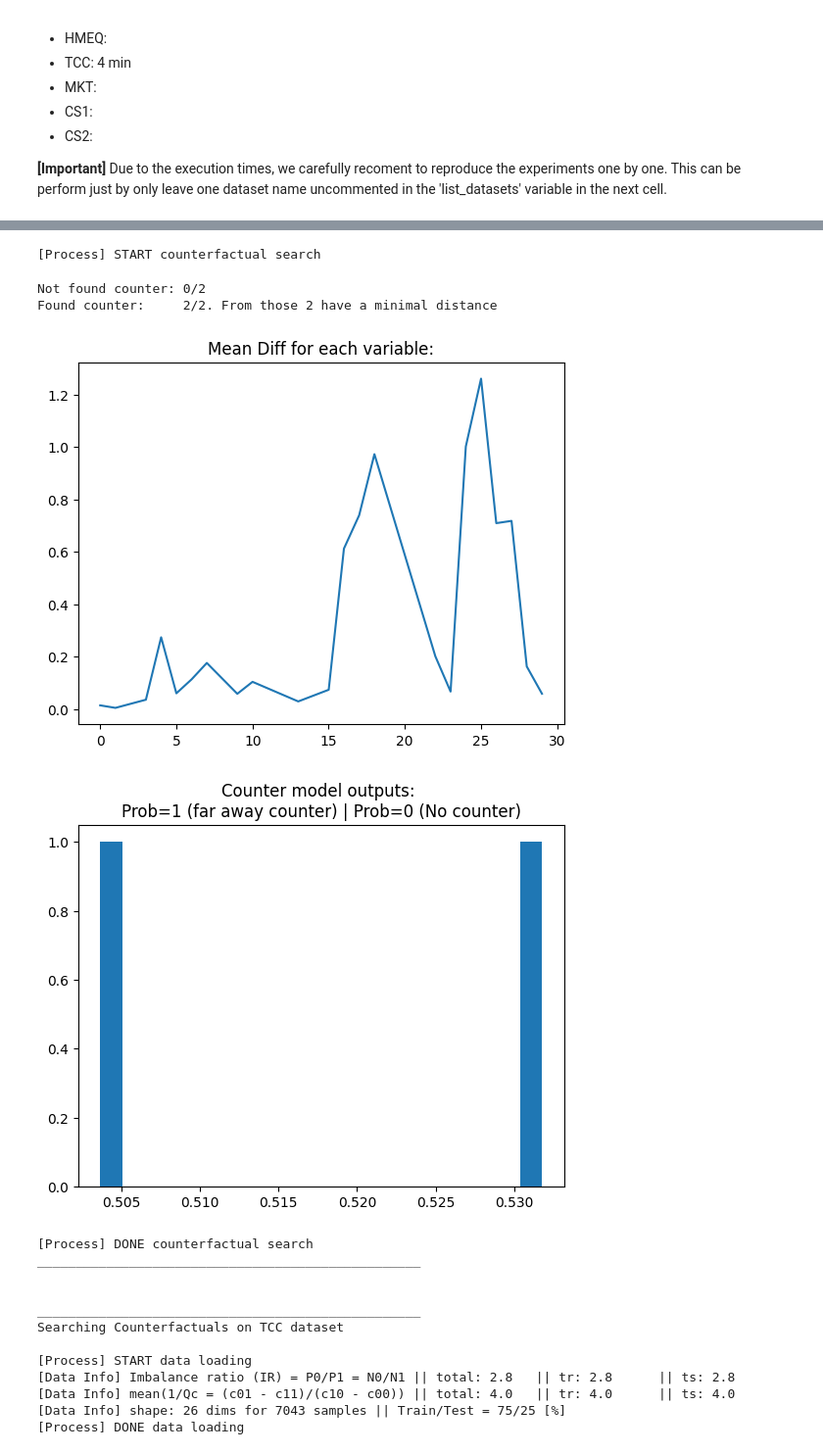
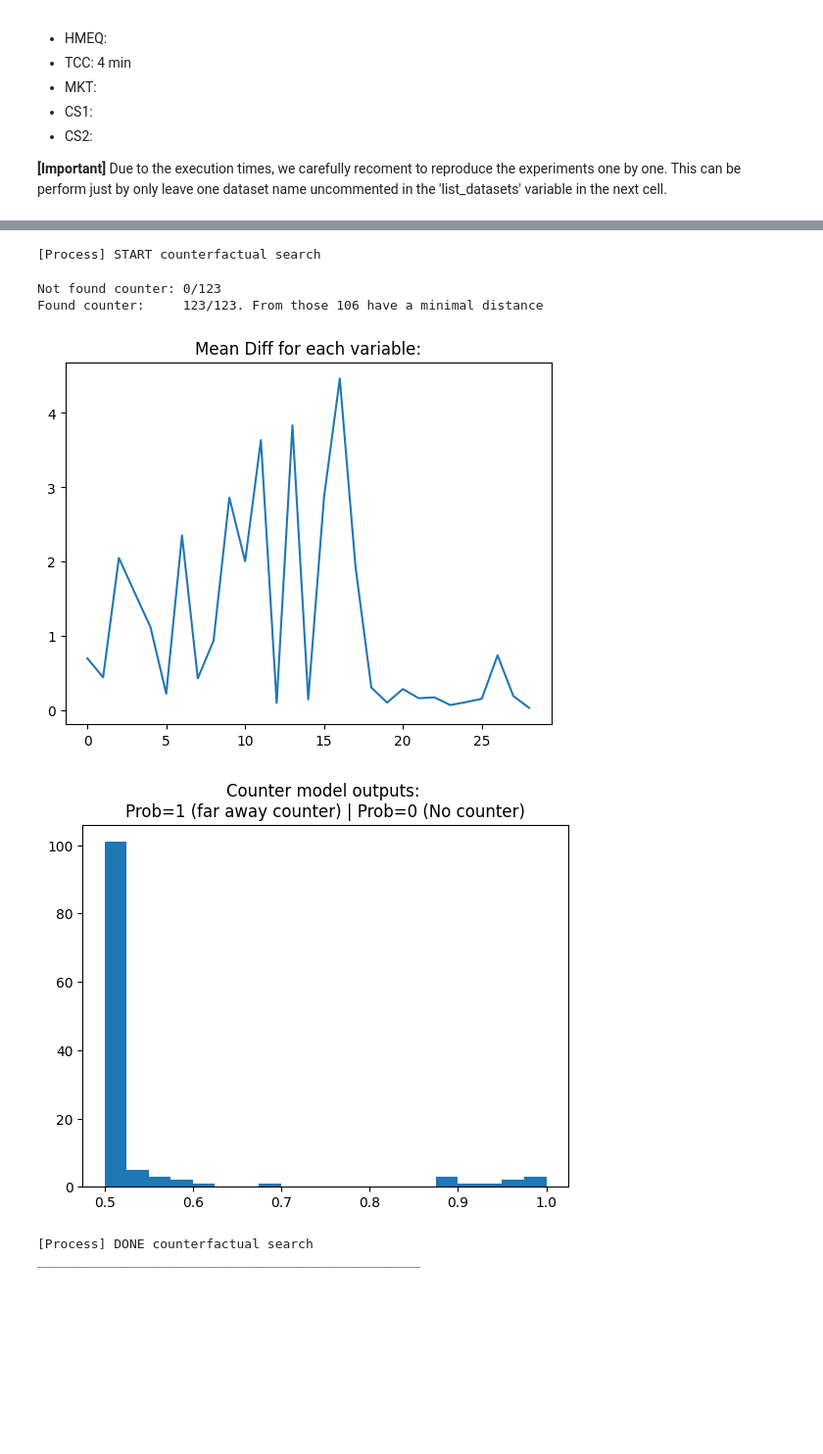
Before and after one commit to JavierMediaRB/EDCcounterfactuals, a Jupyter notebook: notebooks/Compute_experiments_with_Alibi_Proto.ipynb, the cells around one changed output, grey strips where cells are left out. Shown at 98% size. Saved outputs shown, nothing was run; the diff lists cells and outputs as text; code cells hidden in the pictures; blank space fills up the shorter version.

```diff
--- a/notebooks/Compute_experiments_with_Alibi_Proto.ipynb
+++ b/notebooks/Compute_experiments_with_Alibi_Proto.ipynb
@@ -134,12 +122,12 @@ display(pandas.DataFrame(global_mean_plausible_distance).transpose())
 # %%
 ########### Modificable params ###########
 dataset_name_list = [  # Comment any dataset to not compute the metrics of its counterfactuals.
-                     'MKT',
-                     'TCC',
+                     #'MKT',
+                     #'TCC',
                      'CCF',
-                     'HMEQ',
-                     'CS1',
-                     'CS2',
+                     #'HMEQ',
+                     #'CS1',
+                     #'CS2',
                      ]
 save_results = True
 verbose = 1  # [0: no prints; 1: high level information; 2: full detail]. [Warning] there is a level 3, but it saturates the output console
@@ -147,7 +135,7 @@ verbose = 1  # [0: no prints; 1: high level information; 2: full detail]. [Warni
 figure = False  # [Warning]: This params displays a set of charts by each sample of each dataset.
 #                 Just activate then executing with a small amount of samples on a single dataset.
 plot_resume_of_dataset_outputs = True
-small_test = True
+small_test = False
 ##########################################
 
 for name_dataset in dataset_name_list:
@@ -215,18 +203,8 @@ Searching Counterfactuals on MKT dataset
 No encoder specified. Using k-d trees to represent class prototypes.
 [Process] START counterfactual search
-Not found counter: 0/2
-Found counter:     2/2. From those 2 have a minimal distance
+Not found counter: 0/123
+Found counter:     123/123. From those 106 have a minimal distance
-[figure, old version]
+[figure, new version]
-[figure, old version]
+[figure, new version]
 [Process] DONE counterfactual search
 __________________________________________________
-
-
-__________________________________________________
-Searching Counterfactuals on TCC dataset
-
-[Process] START data loading
-[Data Info] Imbalance ratio (IR) = P0/P1 = N0/N1 || total: 2.8   || tr: 2.8      || ts: 2.8
-[Data Info] mean(1/Qc = (c01 - c11)/(c10 - c00)) || total: 4.0   || tr: 4.0      || ts: 4.0
-[Data Info] shape: 26 dims for 7043 samples || Train/Test = 75/25 [%]
-[Process] DONE data loading
```
Also changed, not shown: parts of 2 cells of this notebook, 18 other files.
